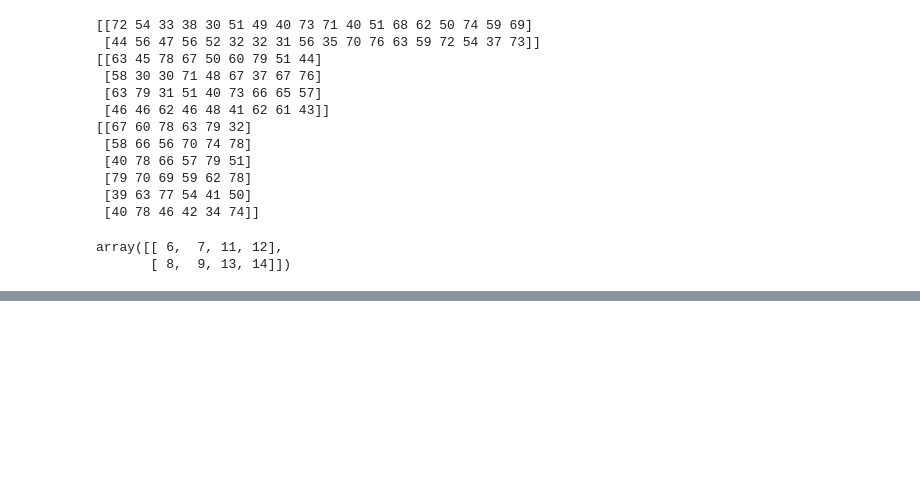
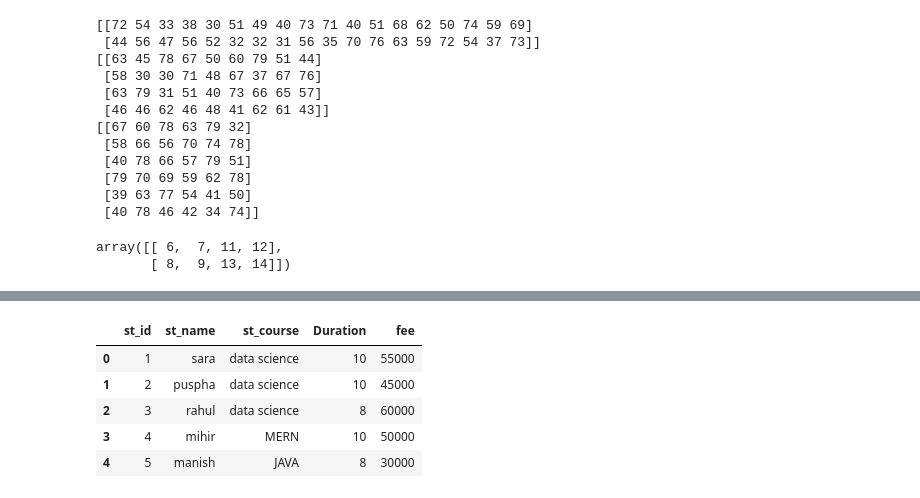
Before and after one commit to saransh437/Python_practice, a Jupyter notebook: Advance_python.ipynb, the cells around one changed output, grey strips where cells are left out. Cells and saved outputs as stored; diff of their text form; code cells hidden in the pictures; blank space fills up the shorter version.

```diff
--- a/Advance_python.ipynb
+++ b/Advance_python.ipynb
@@ -262,0 +352,9 @@ array([[ 6,  7, 11, 12],
+# %%
+df.head()
+# %% [output]
+|  | st_id | st_name | st_course | Duration | fee |
+| 0 | 1 | sara | data science | 10 | 55000 |
+| 1 | 2 | puspha | data science | 10 | 45000 |
+| 2 | 3 | rahul | data science | 8 | 60000 |
+| 3 | 4 | mihir | MERN | 10 | 50000 |
+| 4 | 5 | manish | JAVA | 8 | 30000 |
```
Also changed, not shown: parts of 19 cells of this notebook.
